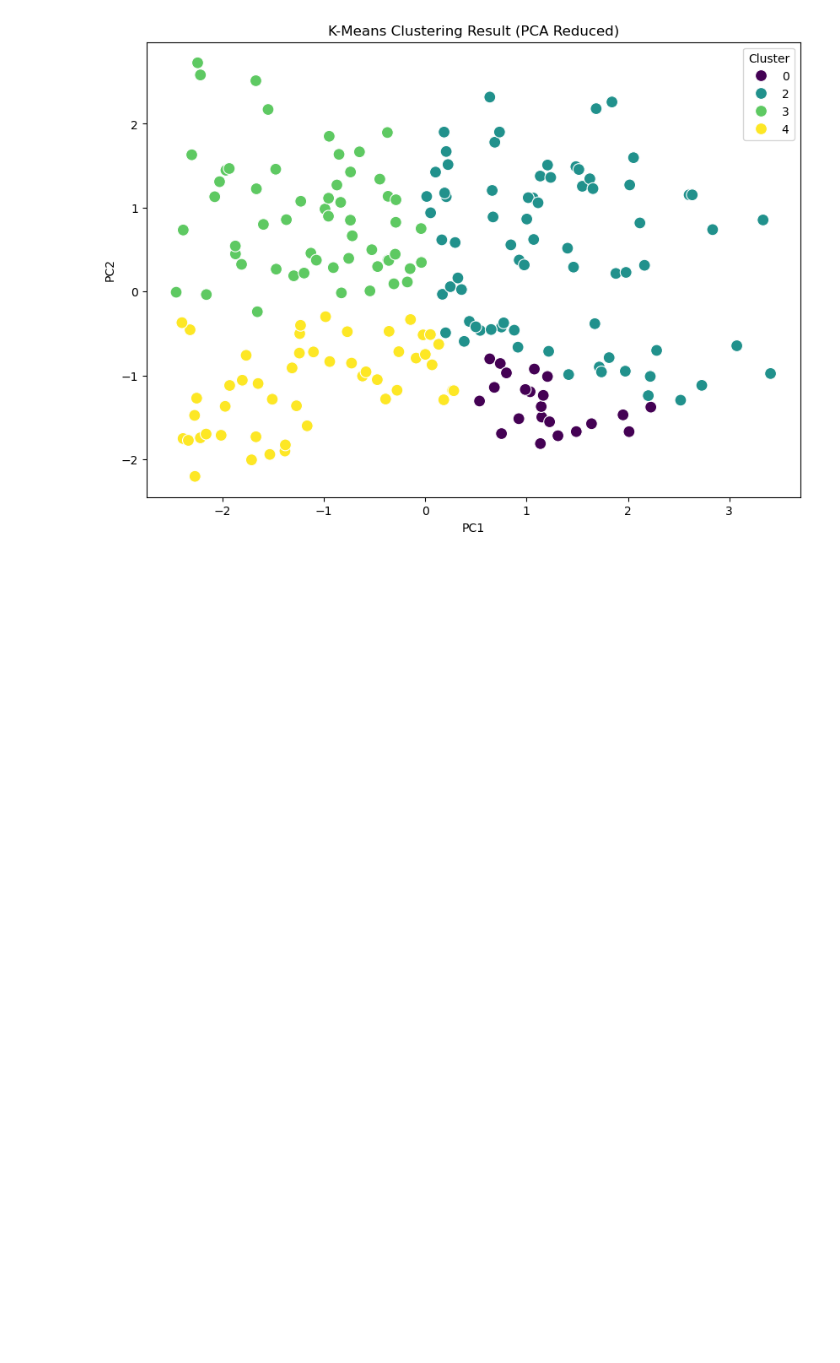
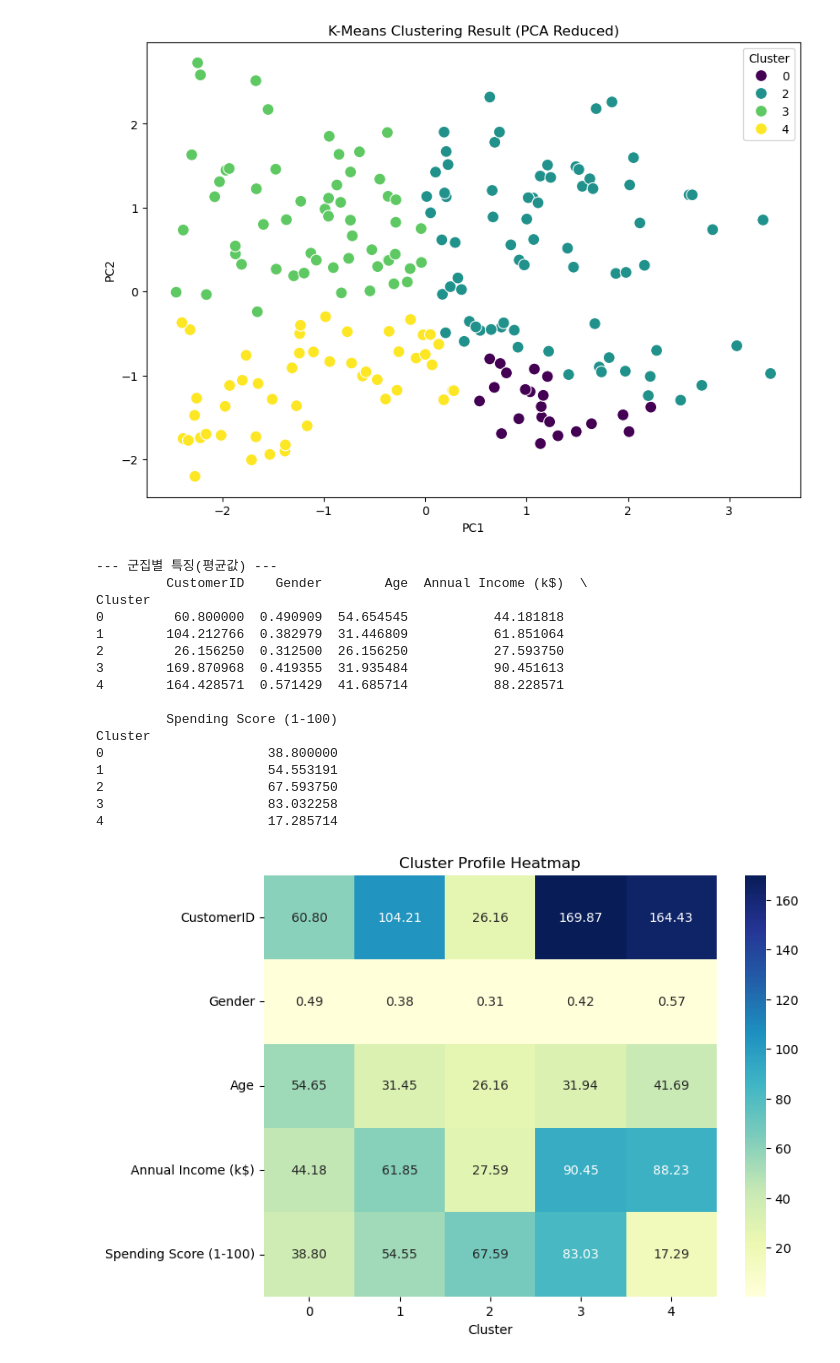
Before and after one commit to dhrhee96/hipython, a Jupyter notebook: ml/9_mallcustomers.ipynb, the cells around one changed output. Saved outputs shown, nothing was run; the diff lists cells and outputs as text; code cells hidden in the pictures; blank space fills up the shorter version.

```diff
--- a/ml/9_mallcustomers.ipynb
+++ b/ml/9_mallcustomers.ipynb
@@ -68,3 +68,37 @@ plt.title('K-Means Clustering Result (PCA Reduced)')
 plt.show()
 # %% [output]
 [figure]
+# %%
+# 원본 데이터(df)에 군집 결과 추가
+df['Cluster'] = kmeans.labels_
+
+# 군집별 평균 데이터 계산 (성별은 비중으로 해석 가능)
+cluster_analysis = df.groupby('Cluster').mean()
+
+print("--- 군집별 특징(평균값) ---")
+print(cluster_analysis)
+
+# 시각적으로 확인하기 위한 히트맵 (선택 사항)
+import seaborn as sns
+plt.figure(figsize=(8, 6))
+sns.heatmap(cluster_analysis.T, annot=True, cmap='YlGnBu', fmt='.2f')
+plt.title('Cluster Profile Heatmap')
+plt.show()
+# %% [output]
+--- 군집별 특징(평균값) ---
+         CustomerID    Gender        Age  Annual Income (k$)  \
+Cluster
+0         60.800000  0.490909  54.654545           44.181818
+1        104.212766  0.382979  31.446809           61.851064
+2         26.156250  0.312500  26.156250           27.593750
+3        169.870968  0.419355  31.935484           90.451613
+4        164.428571  0.571429  41.685714           88.228571
+
+         Spending Score (1-100)
+Cluster
+0                     38.800000
+1                     54.553191
+2                     67.593750
+3                     83.032258
+4                     17.285714
+[figure, added]
```
